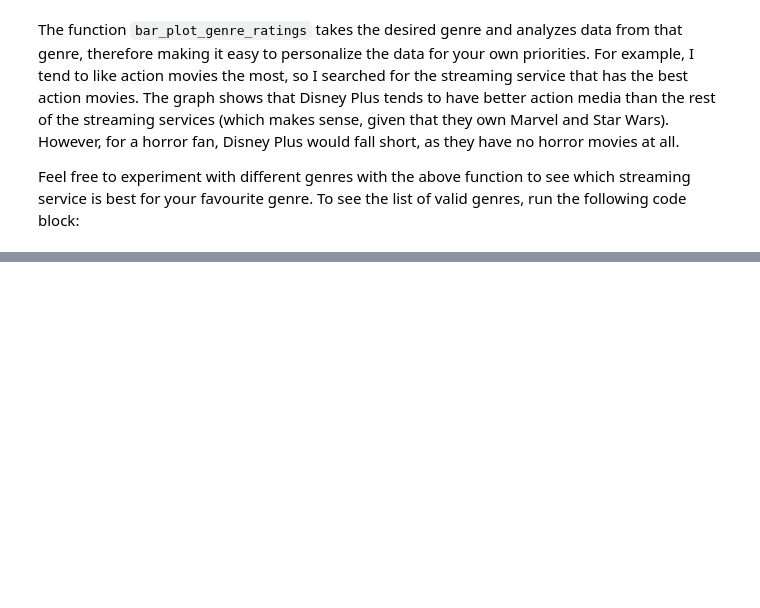
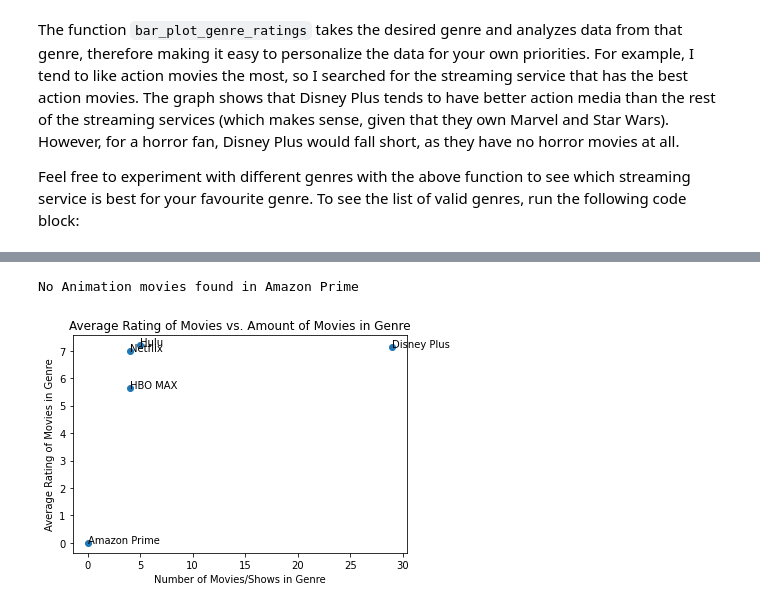
Before and after one commit to olincollege/superior-streaming-service, a Jupyter notebook: superior-movie-service.ipynb, the cells around one changed output, grey strips where cells are left out. Drawn from its saved outputs; the diff is of its cells as text; code cells hidden in the pictures; blank space fills up the shorter version.

Commit message:
Added scatter plot (quality vs quantity)
Added plot functions and wrote about them in the essay

```diff
--- a/superior-movie-service.ipynb
+++ b/superior-movie-service.ipynb
@@ -55,0 +60,6 @@ api.genres_list()
+# %%
+import api
+api.bubble_plot_genre("Animation")
+# %% [output]
+No Animation movies found in Amazon Prime
+[figure, added]
```
Also changed, not shown: parts of 1 cell of this notebook, 1 other file.
